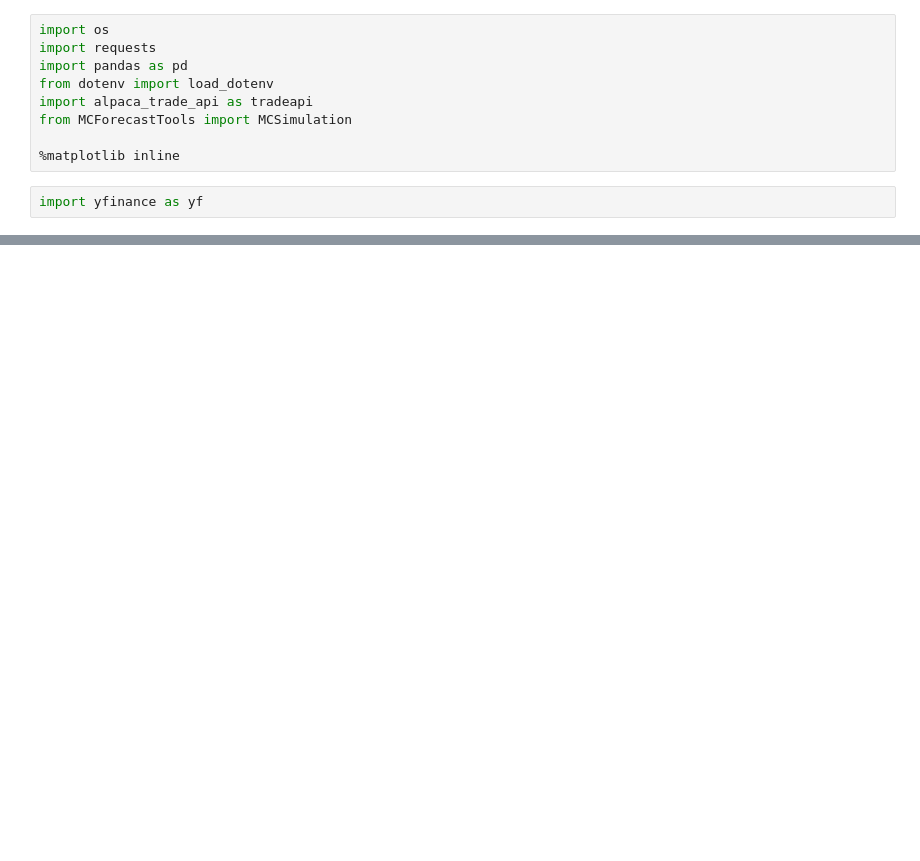
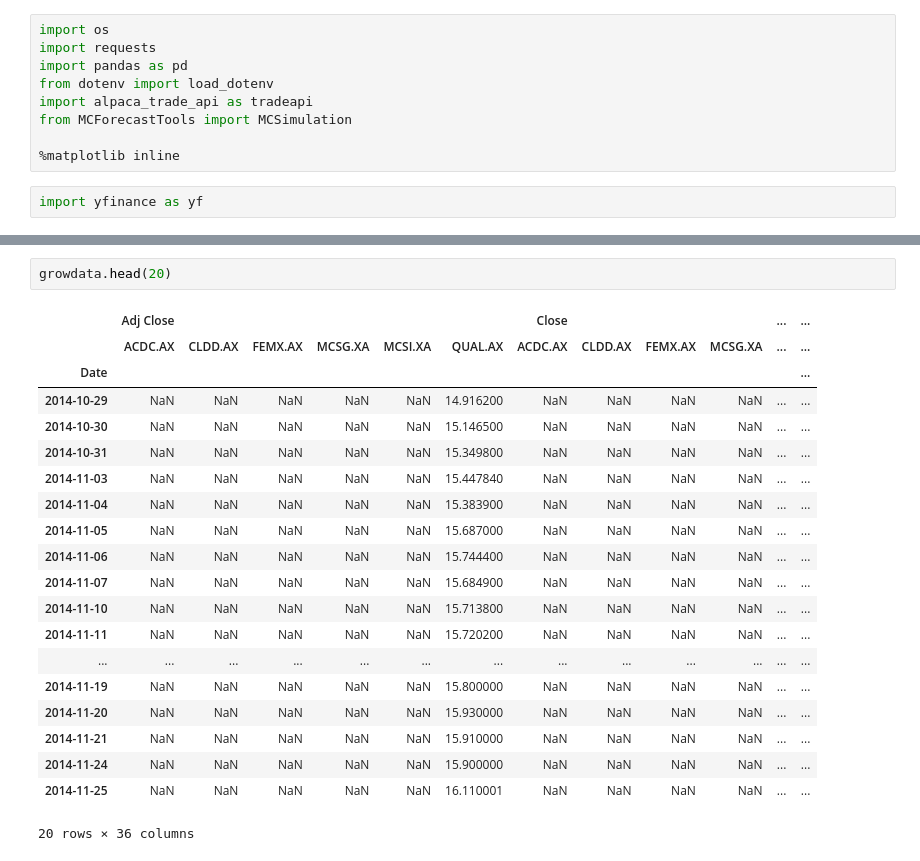
Before and after one commit to JimP315/PossibleAPI, a Jupyter notebook: PossibleAPI.ipynb, the cells around one changed output, grey strips where cells are left out. Cells and saved outputs as stored; diff of their text form; blank space fills up the shorter version.

```diff
--- a/PossibleAPI.ipynb
+++ b/PossibleAPI.ipynb
@@ -53,0 +54,23 @@ growdata.tail()
+# %%
+growdata.head(20)
+# %% [output]
+|  | Adj Close |  |  |  |  |  | Close |  |  |  | ... | ... |
+|  | ACDC.AX | CLDD.AX | FEMX.AX | MCSG.XA | MCSI.XA | QUAL.AX | ACDC.AX | CLDD.AX | FEMX.AX | MCSG.XA | ... | ... |
+| Date |  |  |  |  |  |  |  |  |  |  |  | ... |
+| 2014-10-29 | NaN | NaN | NaN | NaN | NaN | 14.916200 | NaN | NaN | NaN | NaN | ... | ... |
+| 2014-10-30 | NaN | NaN | NaN | NaN | NaN | 15.146500 | NaN | NaN | NaN | NaN | ... | ... |
+| 2014-10-31 | NaN | NaN | NaN | NaN | NaN | 15.349800 | NaN | NaN | NaN | NaN | ... | ... |
+| 2014-11-03 | NaN | NaN | NaN | NaN | NaN | 15.447840 | NaN | NaN | NaN | NaN | ... | ... |
+| 2014-11-04 | NaN | NaN | NaN | NaN | NaN | 15.383900 | NaN | NaN | NaN | NaN | ... | ... |
+| 2014-11-05 | NaN | NaN | NaN | NaN | NaN | 15.687000 | NaN | NaN | NaN | NaN | ... | ... |
+| 2014-11-06 | NaN | NaN | NaN | NaN | NaN | 15.744400 | NaN | NaN | NaN | NaN | ... | ... |
+| 2014-11-07 | NaN | NaN | NaN | NaN | NaN | 15.684900 | NaN | NaN | NaN | NaN | ... | ... |
+| 2014-11-10 | NaN | NaN | NaN | NaN | NaN | 15.713800 | NaN | NaN | NaN | NaN | ... | ... |
+| 2014-11-11 | NaN | NaN | NaN | NaN | NaN | 15.720200 | NaN | NaN | NaN | NaN | ... | ... |
+| ... | ... | ... | ... | ... | ... | ... | ... | ... | ... | ... | ... | ... |
+| 2014-11-19 | NaN | NaN | NaN | NaN | NaN | 15.800000 | NaN | NaN | NaN | NaN | ... | ... |
+| 2014-11-20 | NaN | NaN | NaN | NaN | NaN | 15.930000 | NaN | NaN | NaN | NaN | ... | ... |
+| 2014-11-21 | NaN | NaN | NaN | NaN | NaN | 15.910000 | NaN | NaN | NaN | NaN | ... | ... |
+| 2014-11-24 | NaN | NaN | NaN | NaN | NaN | 15.900000 | NaN | NaN | NaN | NaN | ... | ... |
+| 2014-11-25 | NaN | NaN | NaN | NaN | NaN | 16.110001 | NaN | NaN | NaN | NaN | ... | ... |
+20 rows × 36 columns
```
Also changed, not shown: parts of 3 cells of this notebook.
